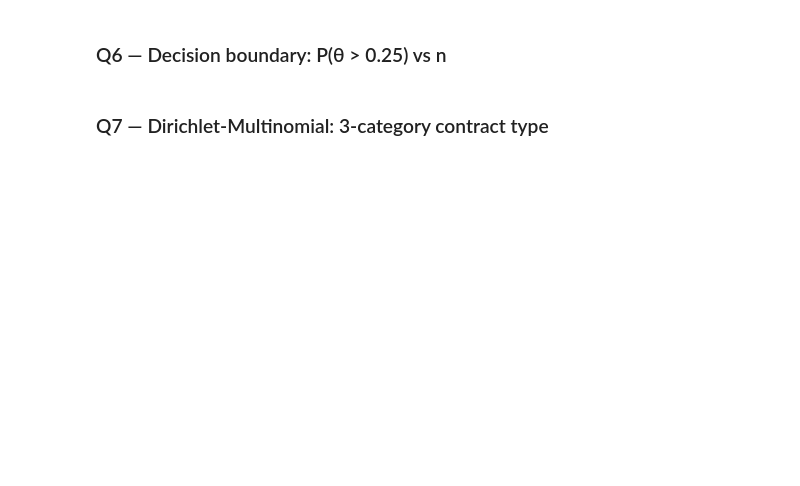
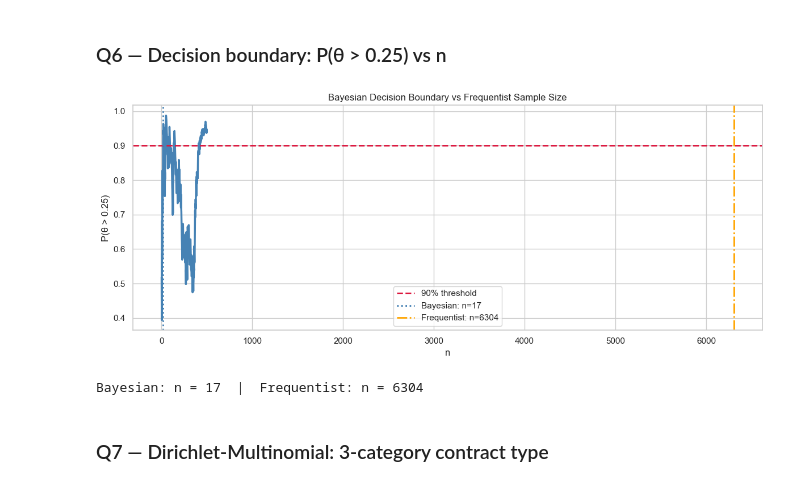
Before and after one commit to daymmm/bayesian-model, a Jupyter notebook: prob.ipynb, the cells around one changed output. Saved outputs shown, nothing was run; the diff lists cells and outputs as text; code cells hidden in the pictures; blank space fills up the shorter version.

```diff
--- a/prob.ipynb
+++ b/prob.ipynb
@@ -291,34 +304,41 @@ MC_SAMPLES = 10_000
 np.random.seed(0)
 
 # YOUR CODE HERE
 # Run through the first 500 shuffled rows
 # At each step, compute P(θ > threshold) by sampling 10,000 values from the current posterior
 # Store as a list p_exceed (length 500)
 p_exceed = []
 alpha_seq, beta_seq = 2.0, 8.0
 
-raise NotImplementedError("Compute P(θ > 0.25) at each n from 1 to 500")
+for idx in range(500):
+    churn_val = df_shuffled.loc[idx, 'Churn']
+    alpha_seq, beta_seq = update_posterior(alpha_seq, beta_seq, churn_val)
+    samples = np.random.beta(alpha_seq, beta_seq, MC_SAMPLES)
+    p_exceed.append(np.mean(samples > threshold))
 
 # Frequentist sample size (one-proportion z-test, alpha=0.05, power=0.80)
 from scipy.stats import norm
 z_a, z_b = norm.ppf(0.975), norm.ppf(0.80)
 p0, p1   = threshold, TRUE_RATE
 freq_n   = int(np.ceil((z_a*np.sqrt(p0*(1-p0)) + z_b*np.sqrt(p1*(1-p1)))**2 / (p1-p0)**2))
 
 # Find Bayesian threshold crossing
 bayes_n  = next((n for n, p in enumerate(p_exceed, start=1) if p > 0.90), None)
 
 fig, ax = plt.subplots(figsize=(12, 5))
 ax.plot(range(1, len(p_exceed)+1), p_exceed, color='steelblue', lw=2.5)
 ax.axhline(0.90, color='crimson', ls='--', lw=2, label='90% threshold')
 if bayes_n:
     ax.axvline(bayes_n, color='steelblue', ls=':', lw=2, label=f'Bayesian: n={bayes_n}')
 ax.axvline(freq_n, color='orange', ls='-.', lw=2, label=f'Frequentist: n={freq_n}')
 ax.set_xlabel('n'); ax.set_ylabel('P(θ > 0.25)'); ax.legend()
 ax.set_title('Bayesian Decision Boundary vs Frequentist Sample Size')
 plt.tight_layout(); plt.show()
 
 print(f"Bayesian: n = {bayes_n}  |  Frequentist: n = {freq_n}")
+# %% [output]
+[figure, added]
+Bayesian: n = 17  |  Frequentist: n = 6304
 # %% [markdown]
 ### Q7 — Dirichlet-Multinomial: 3-category contract type
 # %%
```
Also changed, not shown: parts of 5 cells of this notebook.
